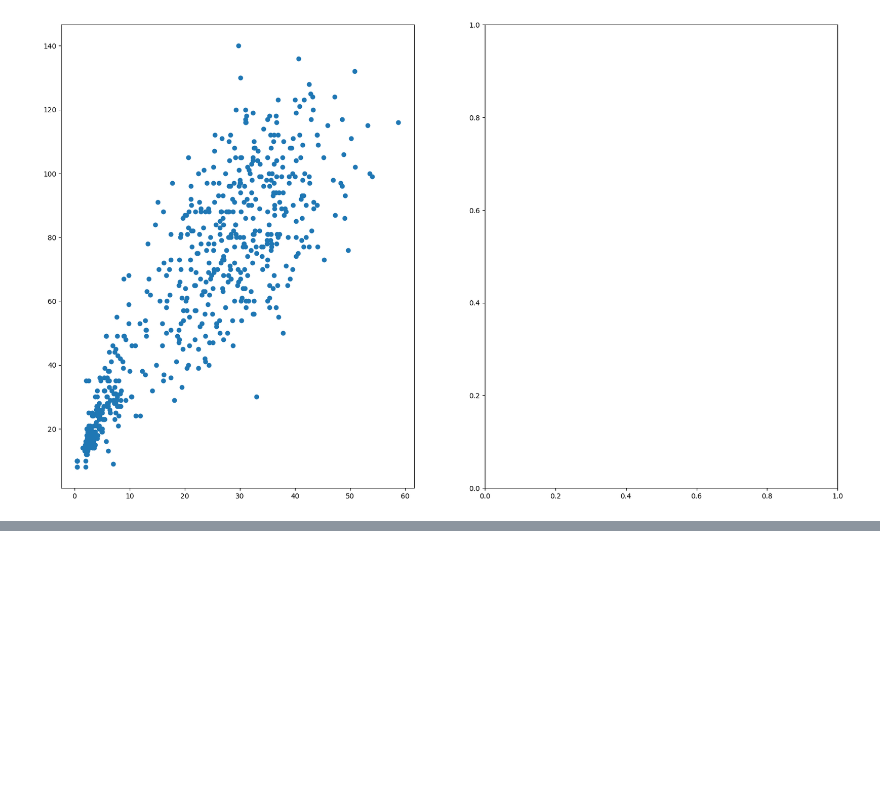
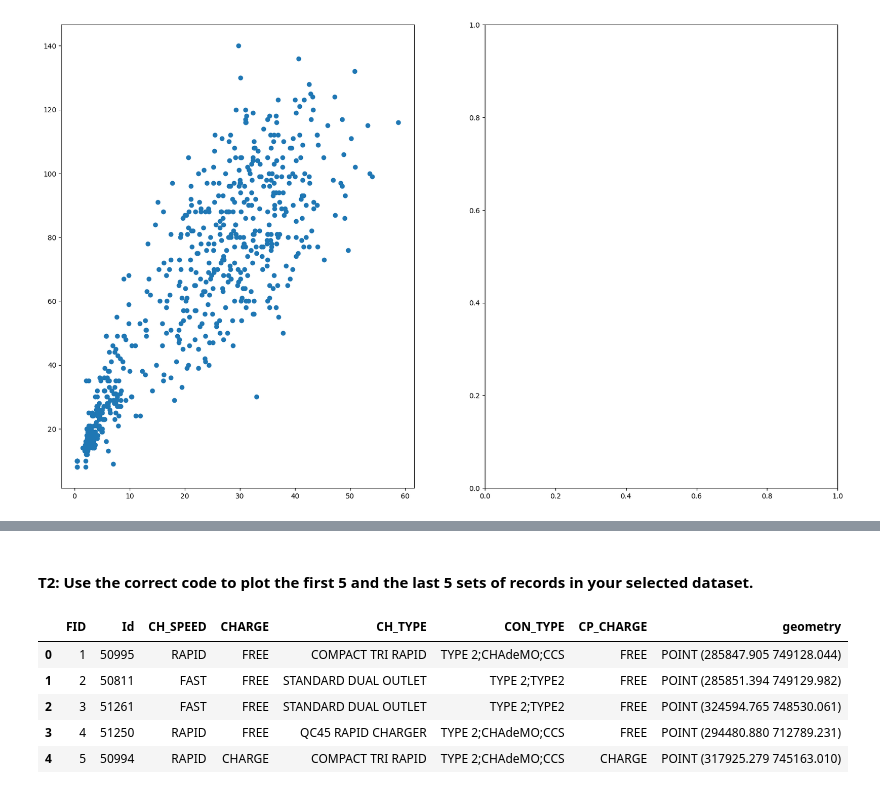
Before and after one commit to MagnusBurnet/PY4SA23_Assignment, a Jupyter notebook: Script_for_assessment2.ipynb, the cells around one changed output, grey strips where cells are left out. Drawn from its saved outputs; the diff is of its cells as text; code cells hidden in the pictures; blank space fills up the shorter version.

```diff
--- a/Script_for_assessment2.ipynb
+++ b/Script_for_assessment2.ipynb
@@ -253,0 +263,11 @@ ValueError: Dimensions of labels and X must be compatible
+# %% [markdown]
+#### **T2:** Use the correct code to plot the first 5 and the last 5 sets of records in your selected dataset.
+# %%
+EVCP.head()
+# %% [output]
+|  | FID | Id | CH_SPEED | CHARGE | CH_TYPE | CON_TYPE | CP_CHARGE | geometry |
+| 0 | 1 | 50995 | RAPID | FREE | COMPACT TRI RAPID | TYPE 2;CHAdeMO;CCS | FREE | POINT (285847.905 749128.044) |
+| 1 | 2 | 50811 | FAST | FREE | STANDARD DUAL OUTLET | TYPE 2;TYPE2 | FREE | POINT (285851.394 749129.982) |
+| 2 | 3 | 51261 | FAST | FREE | STANDARD DUAL OUTLET | TYPE 2;TYPE2 | FREE | POINT (324594.765 748530.061) |
+| 3 | 4 | 51250 | RAPID | FREE | QC45 RAPID CHARGER | TYPE 2;CHAdeMO;CCS | FREE | POINT (294480.880 712789.231) |
+| 4 | 5 | 50994 | RAPID | CHARGE | COMPACT TRI RAPID | TYPE 2;CHAdeMO;CCS | CHARGE | POINT (317925.279 745163.010) |
```
Also changed, not shown: parts of 3 cells of this notebook, 6 other files.
